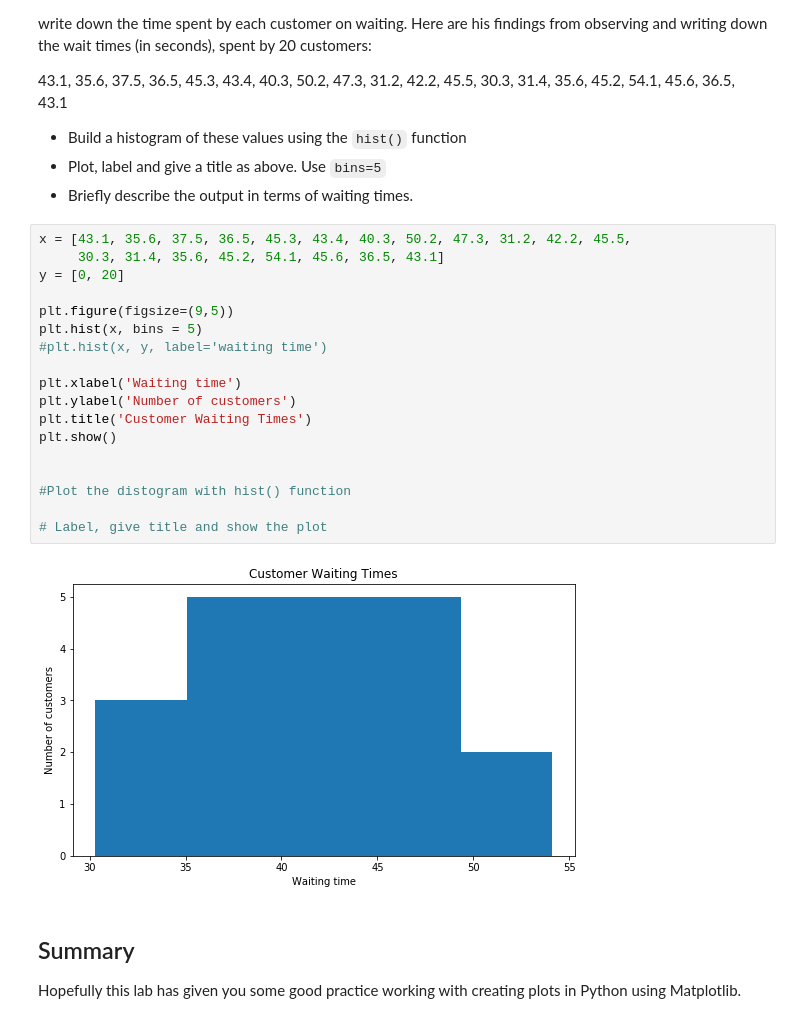
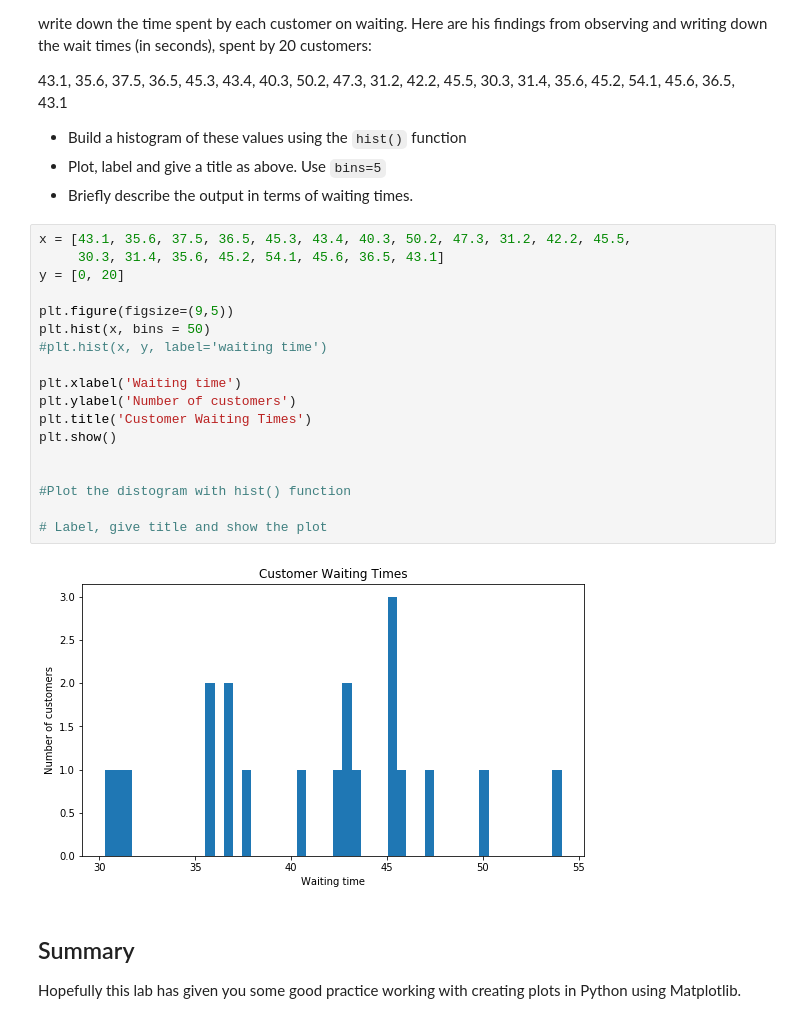
Before and after one commit to MaiaNgo/dsc-data-viz-lab-atlanta-ds-062419, a Jupyter notebook: index.ipynb, the cells around one changed output. Saved outputs shown, nothing was run; the diff lists cells and outputs as text.

```diff
--- a/index.ipynb
+++ b/index.ipynb
@@ -107,23 +107,23 @@ Joe is the branch manager at a bank. Recently, Joe been receiving customer feedb
 # %%
 x = [43.1, 35.6, 37.5, 36.5, 45.3, 43.4, 40.3, 50.2, 47.3, 31.2, 42.2, 45.5,
      30.3, 31.4, 35.6, 45.2, 54.1, 45.6, 36.5, 43.1]
 y = [0, 20]
 
 plt.figure(figsize=(9,5))
-plt.hist(x, bins = 5)
+plt.hist(x, bins = 50)
 #plt.hist(x, y, label='waiting time')
 
 plt.xlabel('Waiting time')
 plt.ylabel('Number of customers')
 plt.title('Customer Waiting Times')
 plt.show()
 
 
 #Plot the distogram with hist() function
 
 # Label, give title and show the plot
 # %% [output]
-[figure, old version]
+[figure, new version]
 # %% [markdown]
 ## Summary
 
```
